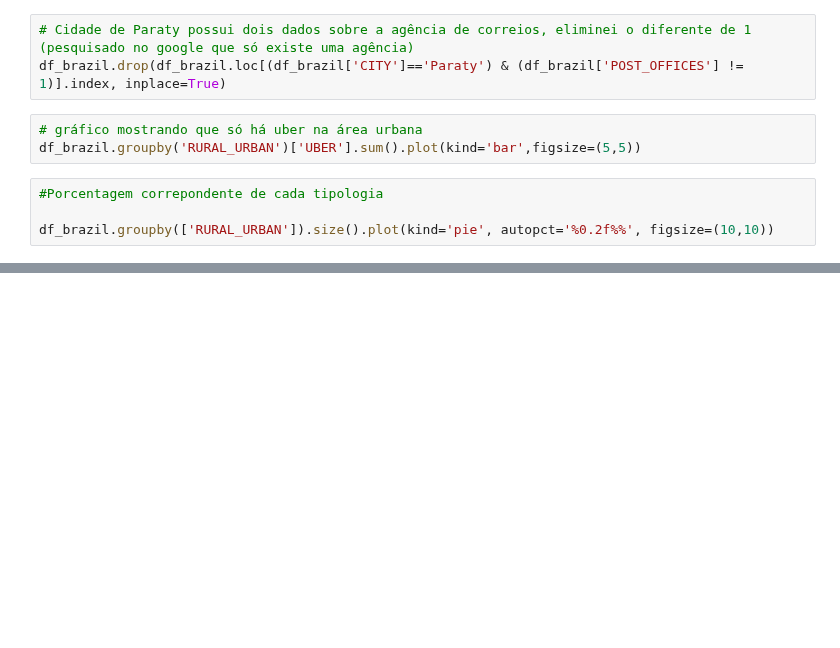
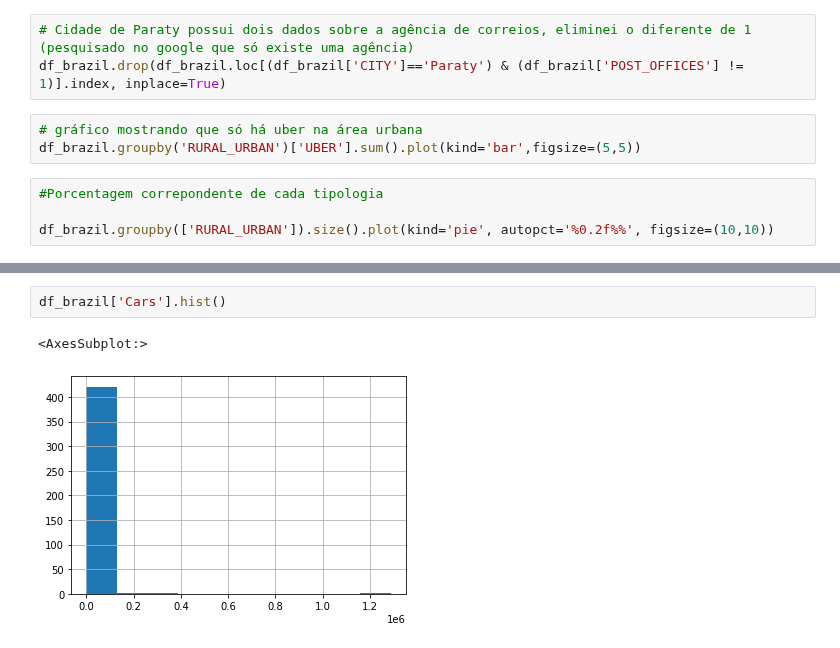
Before and after one commit to leydsonbarros/Brazilian_Cities, a Jupyter notebook: brazilian_cities.ipynb, the cells around one changed output, grey strips where cells are left out. Saved outputs shown, nothing was run; the diff lists cells and outputs as text; blank space fills up the shorter version.

```diff
--- a/brazilian_cities.ipynb
+++ b/brazilian_cities.ipynb
@@ -211,0 +253,5 @@ df_brazil.groupby(['RURAL_URBAN']).size().plot(kind='pie', autopct='%0.2f%%', fi
+# %%
+df_brazil['Cars'].hist()
+# %% [output]
+<AxesSubplot:>
+[figure, added]
```
Also changed, not shown: parts of 11 cells of this notebook.
